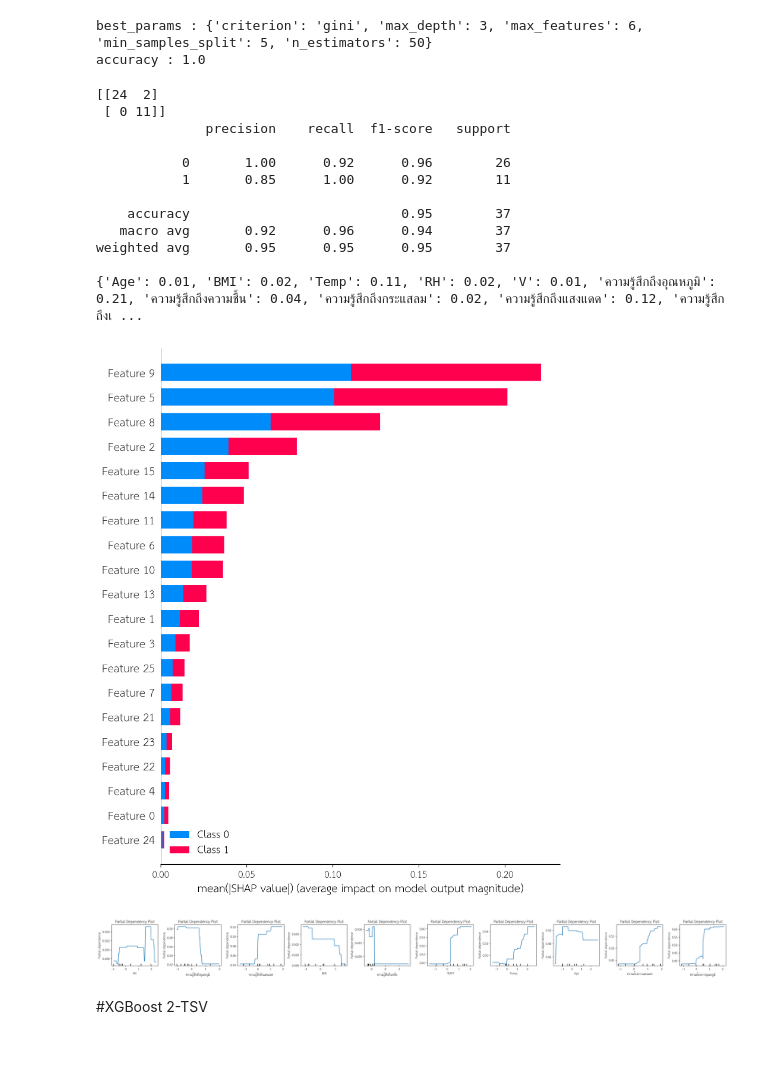
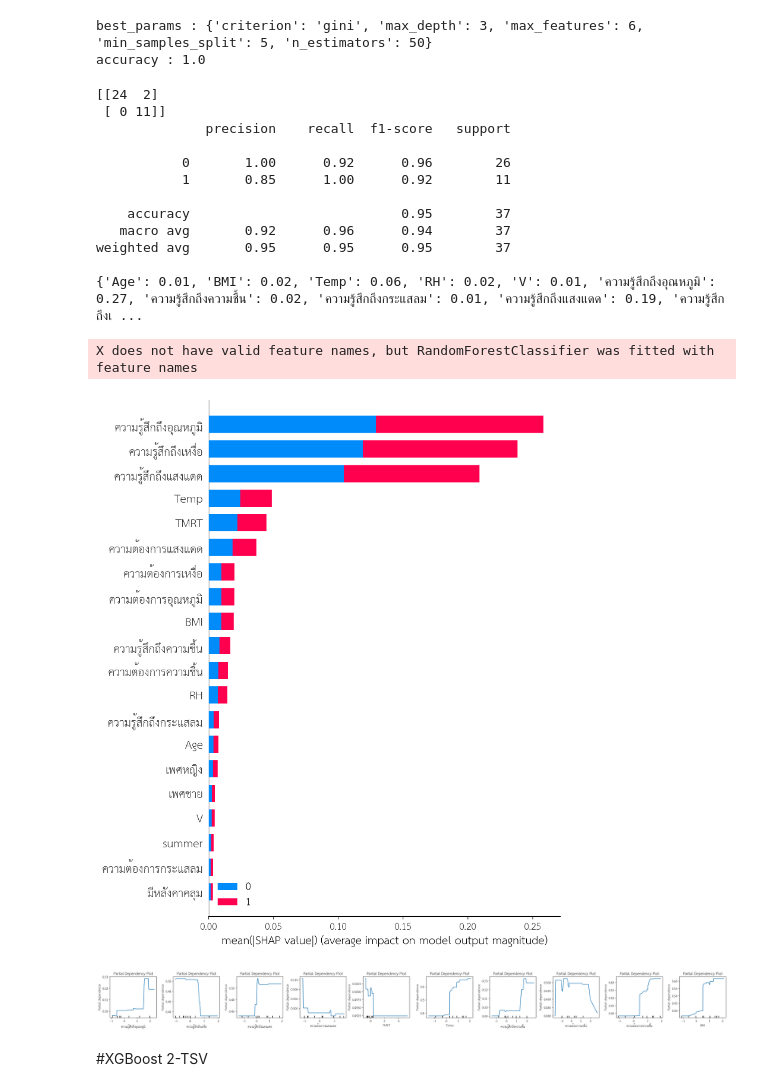
Before and after one commit to Thipwadee/Project2, a Jupyter notebook: 2_TSV_Clf_Models_Explained.ipynb, the cells around one changed output. Cells and saved outputs as stored; diff of their text form; code cells hidden in the pictures; blank space fills up the shorter version.

```diff
--- a/2_TSV_Clf_Models_Explained.ipynb
+++ b/2_TSV_Clf_Models_Explained.ipynb
@@ -282,6 +282,7 @@ for train_index, test_index in kf.split(X):
     scaler = StandardScaler()
     X_train_scaled = scaler.fit_transform(X_train)
     X_test_scaled = scaler.transform(X_test)
+    X_train_scaled = pd.DataFrame(X_train_scaled, columns = X.columns)
 
     # ใช้ SMOTE สำหรับการทำ resampling ข้อมูลชุดฝึก
     smote = SMOTE(k_neighbors=2,random_state=42)
@@ -441,7 +463,8 @@ print(dict(zip(X.columns,rf.feature_importances_.round(2))))
    macro avg       0.92      0.96      0.94        37
 weighted avg       0.95      0.95      0.95        37
 
-{'Age': 0.01, 'BMI': 0.02, 'Temp': 0.11, 'RH': 0.02, 'V': 0.01, 'ความรู้สึกถึงอุณหภูมิ': 0.21, 'ความรู้สึกถึงความชื้น': 0.04, 'ความรู้สึกถึงกระแสลม': 0.02, 'ความรู้สึกถึงแสงแดด': 0.12, 'ความรู้สึกถึงเ ...
+{'Age': 0.01, 'BMI': 0.02, 'Temp': 0.06, 'RH': 0.02, 'V': 0.01, 'ความรู้สึกถึงอุณหภูมิ': 0.27, 'ความรู้สึกถึงความชื้น': 0.02, 'ความรู้สึกถึงกระแสลม': 0.01, 'ความรู้สึกถึงแสงแดด': 0.19, 'ความรู้สึกถึงเ ...
+X does not have valid feature names, but RandomForestClassifier was fitted with feature names
 # %%
 #from sklearn import tree
 
@@ -452,17 +475,18 @@ weighted avg       0.95      0.95      0.95        37
 # %%
 # SHAP Interpreter
 shapExplainer = shap.TreeExplainer(rf)
 shapValues = shapExplainer.shap_values(X_train_res)
 
 # Explainer details
 shapExplainer.__dict__
 
 # Summary features contribute in model
-shap.summary_plot(shapValues, X_train_res, plot_type = 'bar')
+class_names = [0,1]
+shap.summary_plot(shapValues, X_train_res.values, plot_type = 'bar', class_names= class_names, feature_names = X_train_res.columns)
 # %% [output]
-[figure, old version]
+[figure, new version]
 # %%
-base_features = ['RH','ความรู้สึกถึงอุณหภูมิ','ความรู้สึกถึงแสงแดด','BMI','ความรู้สึกถึงเหงื่อ','TMRT', 'Temp','Age','ความต้องการแสงแดด','ความต้องการอุณหภูมิ']
+base_features = ['ความรู้สึกถึงอุณหภูมิ','ความรู้สึกถึงเหงื่อ','ความรู้สึกถึงแสงแดด','ความต้องการแสงแดด','TMRT', 'Temp','ความรู้สึกถึงความชื้น','ความต้องการเหงื่อ','ความต้องการความชื้น','BMI']
 n_cols = len(base_features)  # จำนวนคอลัมน์ตามจำนวน features
 fig, axs = plt.subplots(nrows=1, ncols=n_cols, figsize=(n_cols * 3, 3))  # ปรับขนาดให้เหมาะสม
 
@@ -479,7 +503,7 @@ for i, bf in enumerate(base_features):
 plt.tight_layout()
 plt.show()
 # %% [output]
-[figure, old version]
+[figure, new version]
 # %% [markdown]
 #XGBoost 2-TSV
 # %%
```
Also changed, not shown: parts of 8 cells of this notebook.
